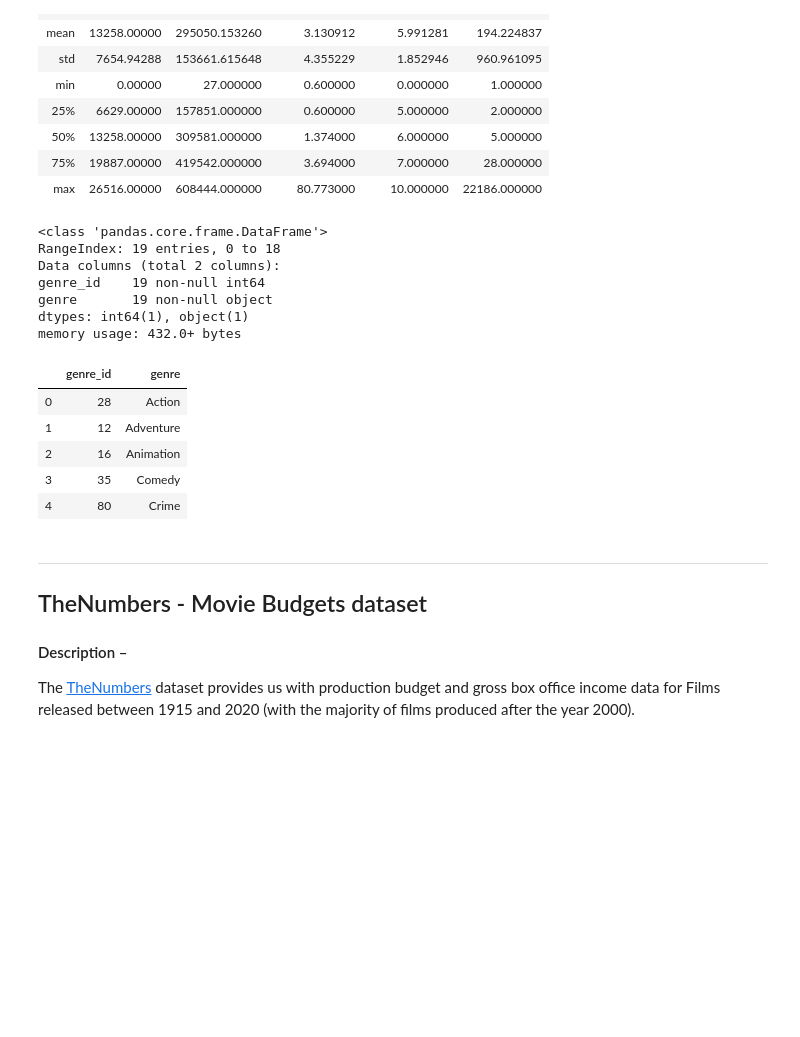
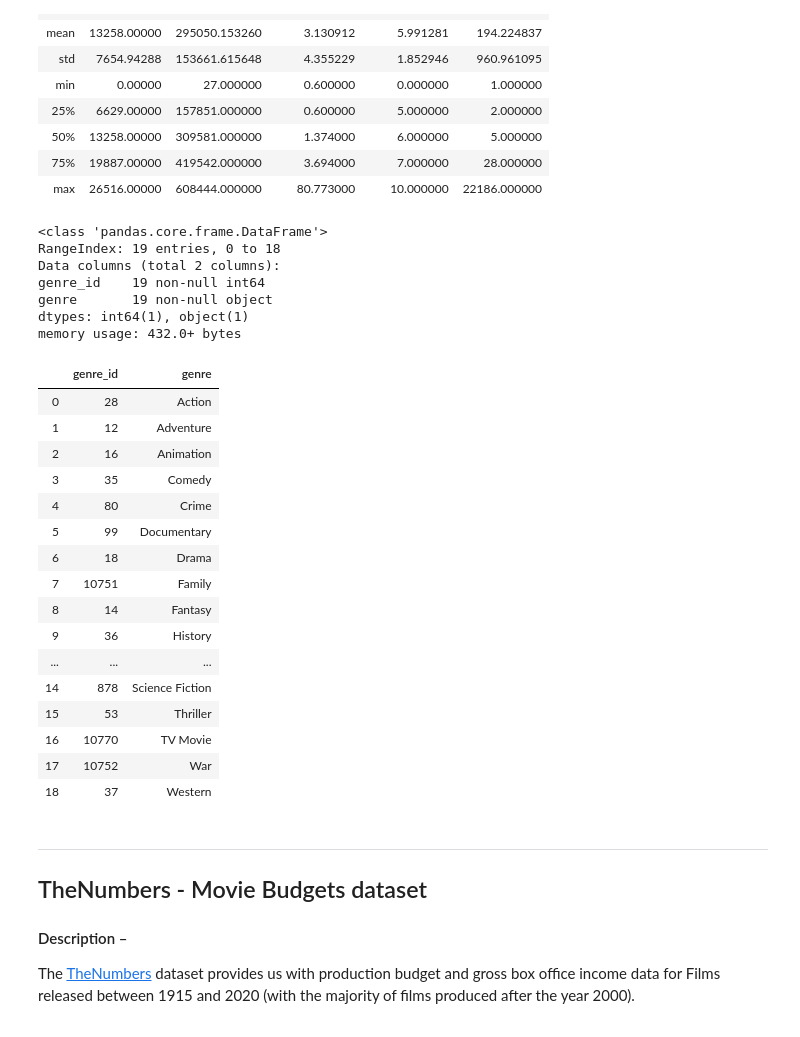
Before and after one commit to toopster/dsc-mod-1-project-v2-1-online-ds-sp-000, a Jupyter notebook: discovery.ipynb, the cells around one changed output. Saved outputs shown, nothing was run; the diff lists cells and outputs as text; code cells hidden in the pictures; blank space fills up the shorter version.

```diff
--- a/discovery.ipynb
+++ b/discovery.ipynb
@@ -472,22 +495,33 @@ df_tmdb_movies.describe()
 # %%
 df_tmdb_genres = pd.read_csv('zippedData/tmdb.movie_genres.csv.gz', compression='gzip', header=0)
 
 df_tmdb_genres.info()
-df_tmdb_genres.head()
+df_tmdb_genres.head(20)
 # %% [output]
 <class 'pandas.core.frame.DataFrame'>
 RangeIndex: 19 entries, 0 to 18
 Data columns (total 2 columns):
 genre_id    19 non-null int64
 genre       19 non-null object
 dtypes: int64(1), object(1)
 memory usage: 432.0+ bytes
 |  | genre_id | genre |
 | 0 | 28 | Action |
 | 1 | 12 | Adventure |
 | 2 | 16 | Animation |
 | 3 | 35 | Comedy |
 | 4 | 80 | Crime |
+| 5 | 99 | Documentary |
+| 6 | 18 | Drama |
+| 7 | 10751 | Family |
+| 8 | 14 | Fantasy |
+| 9 | 36 | History |
+| ... | ... | ... |
+| 14 | 878 | Science Fiction |
+| 15 | 53 | Thriller |
+| 16 | 10770 | TV Movie |
+| 17 | 10752 | War |
+| 18 | 37 | Western |
 # %% [markdown]
 ---
 <a name="tn"></a>
```
Also changed, not shown: parts of 3 cells of this notebook, 1 other file.
